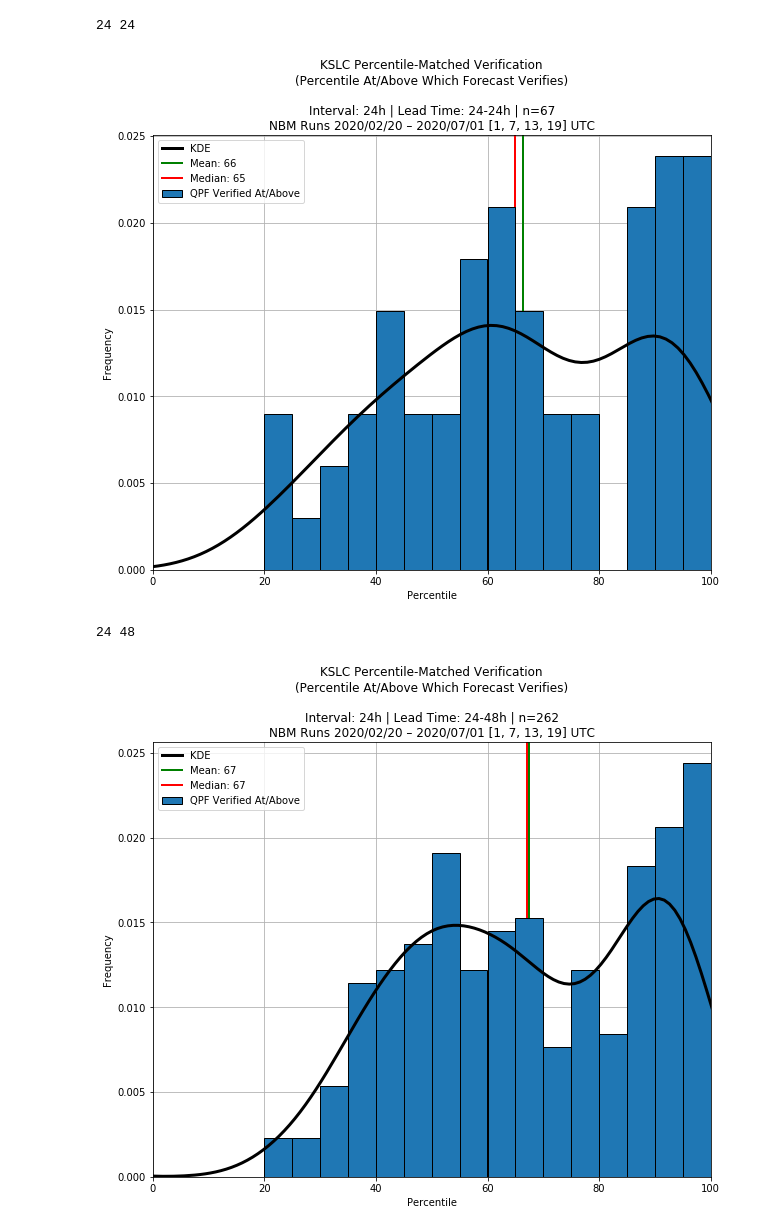
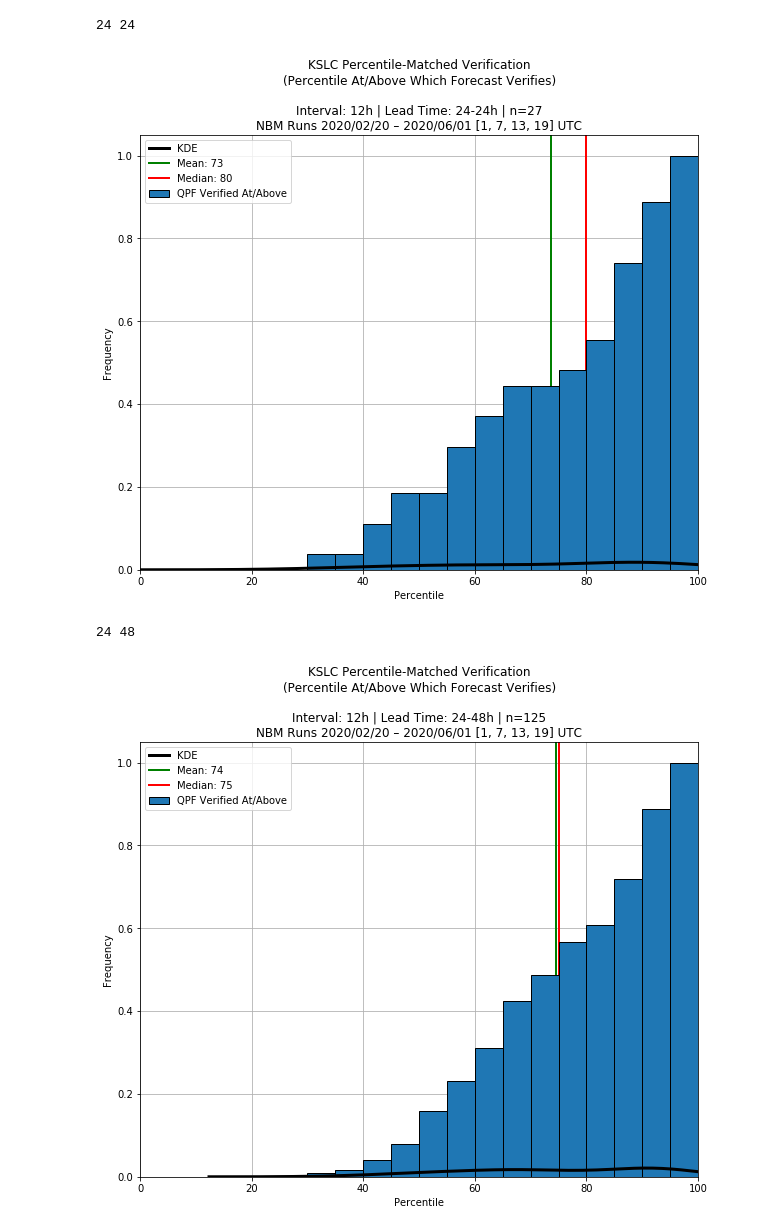
Before and after one commit to m-wessler/nbm-verify, a Jupyter notebook: notebooks/verify_1Dqpf_dev.ipynb, the cells around one changed output. Drawn from its saved outputs; the diff is of its cells as text; code cells hidden in the pictures.

Commit message:
in development: rank CDF and reliability diagrams

```diff
--- a/notebooks/verify_1Dqpf_dev.ipynb
+++ b/notebooks/verify_1Dqpf_dev.ipynb
@@ -119,7 +120,7 @@ os.makedirs(figdir, exist_ok=True)
 
 # Data Range
 date0 = datetime(2020, 2, 20)
-date1 = datetime(2020, 7, 1)
+date1 = datetime(2020, 6, 1)
 dates = pd.date_range(date0, date1, freq='1D')
 
 lead = 263 #10d @ 240h
@@ -354,0 +352,24 @@ for lead_time in np.arange(interval, 36, 6):
+# %%
+fig, ax = plt.subplots(1, figsize=(12, 8))
+
+means[means == 0] = np.nan
+meds[meds == 0] = np.nan
+stds[stds == 0] = np.nan
+
+ax.plot(leads, means, color='g', linewidth=2.5, label='Mean Percentile Verif Rank')
+ax.plot(leads, meds, color='r', linewidth=2.5,  label='Median Percentile Verif Rank')
+ax.plot(leads, stds, color='k', linewidth=2.5, label='Standard Deviation of Percentile Verif Rank')
+
+ax.set_xticks(np.arange(0, 241, 6))
+ax.set_xticklabels(np.arange(0, 241, 6), rotation=70)
+
+ax.set_xlabel('Lead Time')
+ax.set_ylabel('Percentile')
+
+ax.set_ylim(top=100)
+
+plt.title('{} Percentile Rank Verification by Lead Time\nPrecipitation Interval: {}h'.format(site, interval))
+
+ax.grid()
+plt.legend(loc='lower left')
+plt.show()
@@ -355,5 +378,5 @@ for lead_time in np.arange(interval, 36, 6):
 # %%
-interval = 24
+interval = 12
 
 for short_lead in [24, 48, 72, 120]:
     for long_lead in [24, 48, 72, 120, 240]:
@@ -399,35 +422,35 @@ for short_lead in [24, 48, 72, 120]:
                 #vlevel = np.array(vlevel)
                 vamt = np.array(vamt)
                 vamt_fx = np.array(vamt_fx)
 
                 vlevel_all.extend(vlevel)
 
             vlevel_all = np.array(vlevel_all)
 
             fig, ax = plt.subplots(1, figsize=(10, 8))
             bins = np.arange(0, 101, 5)
 
-            ax.hist(vlevel_all, bins=bins, edgecolor='k', color='C0', zorder=10, density=True, label='QPF Verified At/Above')
+            ax.hist(vlevel_all, bins=bins, edgecolor='k', color='C0', zorder=10, density=True, label='QPF Verified At/Above', cumulative=True)
             sns.kdeplot(vlevel_all, ax=ax, zorder=10, color='k', linewidth=3, label='KDE')
 
             ax.axvline(np.nanmean(vlevel_all), label='Mean: %d'%np.nanmean(vlevel_all), color='g', linewidth=2)
             ax.axvline(np.percentile(vlevel_all, 50), label='Median: %d'%np.percentile(vlevel_all, 50), color='r', linewidth=2)
 
             ax.set_xlim([0, 100])
             ax.set_xlabel('Percentile')
             ax.set_ylabel('Frequency')
 
             ax.set_title(('{} Percentile-Matched Verification\n(Percentile At/Above Which Forecast Verifies)' +
                           '\n\nInterval: {}h | Lead Time: {}-{}h | n={}\nNBM Runs {} – {} {} UTC').format(
                 site, interval, short_lead, long_lead, len(vlevel_all), date0.strftime('%Y/%m/%d'), date1.strftime('%Y/%m/%d'), init_hours))
 
             ax.grid()
             ax.legend()
 
             plt.show()
 # %% [output]
 24 24
-[figure, old version]
+[figure, new version]
 24 48
-[figure, old version]
+[figure, new version]
 24 72
```
Also changed, not shown: parts of 7 cells of this notebook.
